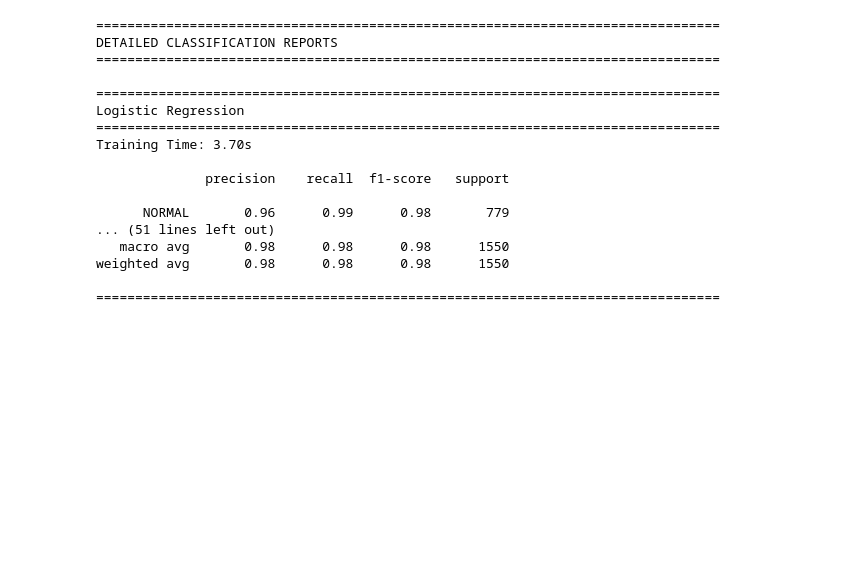
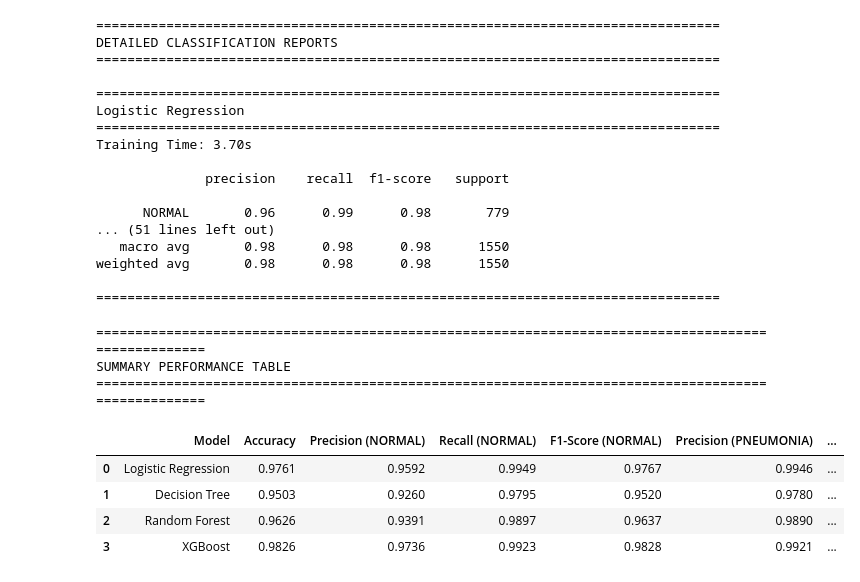
Before and after one commit to Kalharapasan/Chest-X-Ray-Classification-with-Machine-Learning, a Jupyter notebook: Chest X-Ray Classification with Machine Learning I.ipynb, the cells around one changed output. Saved outputs shown, nothing was run; the diff lists cells and outputs as text; code cells hidden in the pictures; blank space fills up the shorter version.

Commit message:
Create summary table

```diff
--- a/Chest X-Ray Classification with Machine Learning I.ipynb
+++ b/Chest X-Ray Classification with Machine Learning I.ipynb
@@ -686,3 +686,35 @@ Training Time: 3.70s
 weighted avg       0.98      0.98      0.98      1550
 
 ================================================================================
+# %%
+summary_data = []
+
+for name, res in results.items():
+    report = res['report']
+    summary_data.append({
+        'Model': name,
+        'Accuracy': f"{report['accuracy']:.4f}",
+        'Precision (NORMAL)': f"{report['NORMAL']['precision']:.4f}",
+        'Recall (NORMAL)': f"{report['NORMAL']['recall']:.4f}",
+        'F1-Score (NORMAL)': f"{report['NORMAL']['f1-score']:.4f}",
+        'Precision (PNEUMONIA)': f"{report['PNEUMONIA']['precision']:.4f}",
+        'Recall (PNEUMONIA)': f"{report['PNEUMONIA']['recall']:.4f}",
+        'F1-Score (PNEUMONIA)': f"{report['PNEUMONIA']['f1-score']:.4f}",
+        'Training Time (s)': f"{res['time']:.2f}"
+    })
+
+summary_df = pd.DataFrame(summary_data)
+
+print("\n" + "="*100)
+print("SUMMARY PERFORMANCE TABLE")
+print("="*100)
+display(summary_df)
+# %% [output]
+====================================================================================================
+SUMMARY PERFORMANCE TABLE
+====================================================================================================
+|  | Model | Accuracy | Precision (NORMAL) | Recall (NORMAL) | F1-Score (NORMAL) | Precision (PNEUMONIA) | ... |
+| 0 | Logistic Regression | 0.9761 | 0.9592 | 0.9949 | 0.9767 | 0.9946 | ... |
+| 1 | Decision Tree | 0.9503 | 0.9260 | 0.9795 | 0.9520 | 0.9780 | ... |
+| 2 | Random Forest | 0.9626 | 0.9391 | 0.9897 | 0.9637 | 0.9890 | ... |
+| 3 | XGBoost | 0.9826 | 0.9736 | 0.9923 | 0.9828 | 0.9921 | ... |
```
